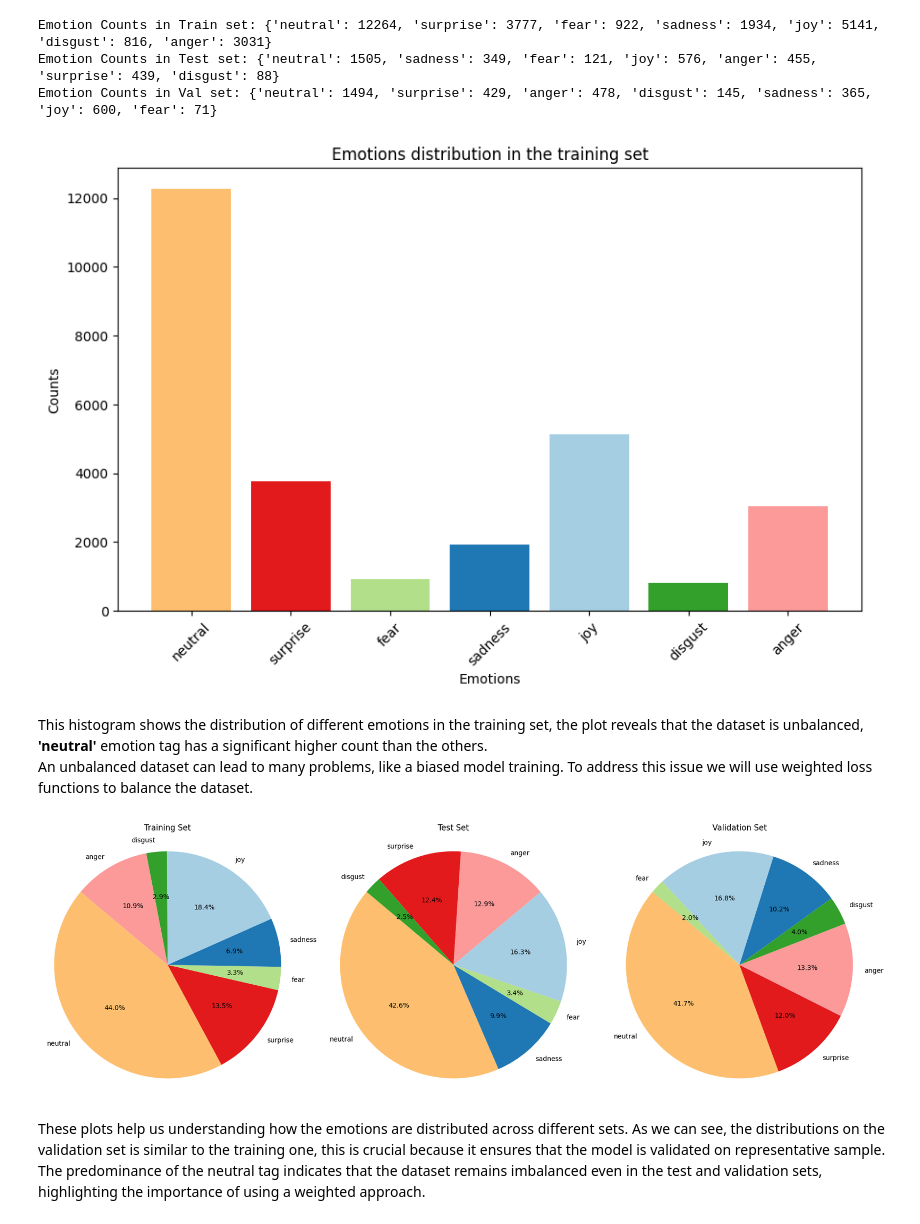
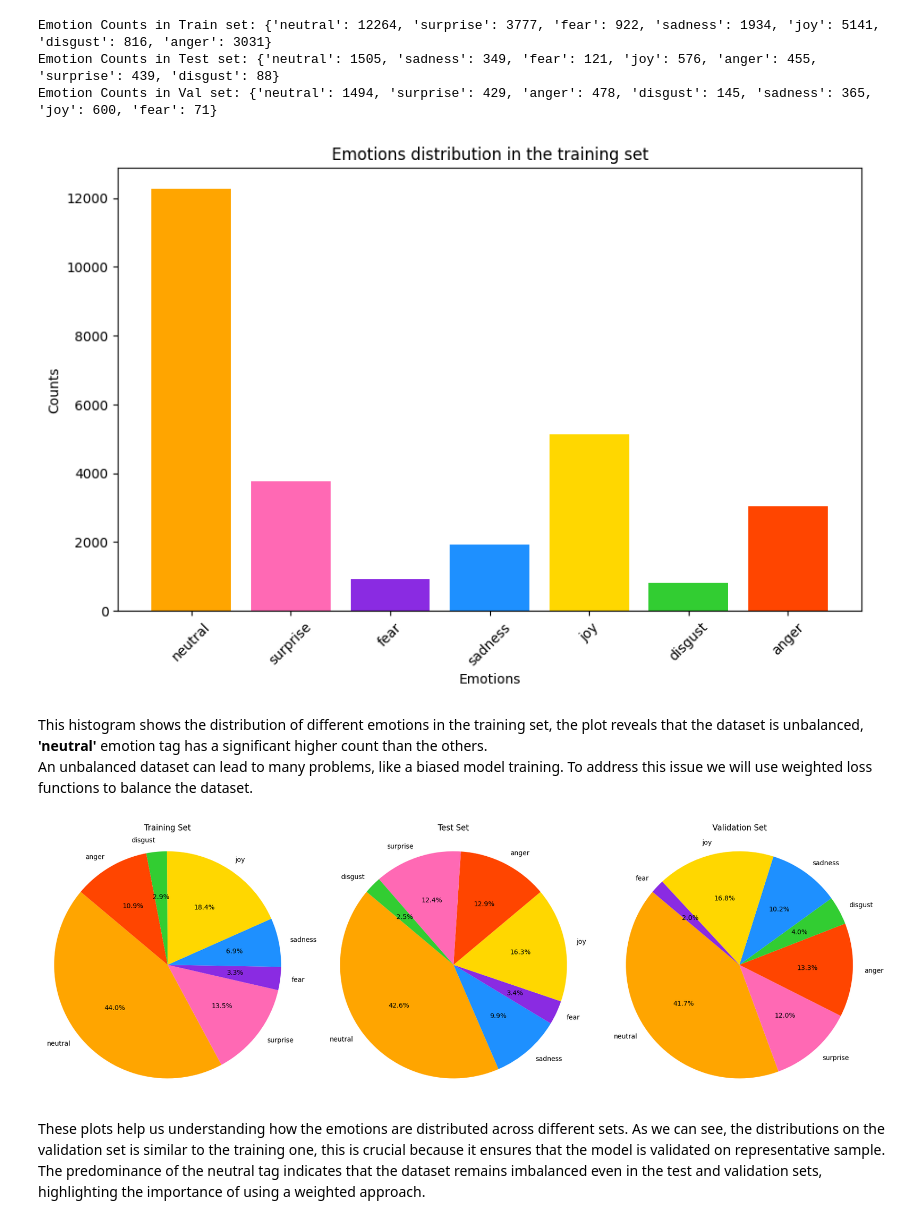
Before and after one commit to madalinaionela/NLP_project, a Jupyter notebook: Project_Final.ipynb, the cells around one changed output. Saved outputs shown, nothing was run; the diff lists cells and outputs as text; code cells hidden in the pictures.

```diff
--- a/Project_Final.ipynb
+++ b/Project_Final.ipynb
@@ -352,54 +352,63 @@ color_map = {emotion: colors[i] for i, emotion in enumerate(emotions)}
 emotions_train = list(emotions_counts_train.keys())
 emotion_count_train = list(emotions_counts_train.values())
 
-# Use the same color map defined earlier
-colors = [color_map[emotion] for emotion in emotions_train]
+# Create a bar plot for the training set emotions
+color_map_custom = {    'joy': '#FFD700',  # Gold
+    'sadness': '#1E90FF',    # DodgerBlue
+    'anger': '#FF4500',  # OrangeRed
+    'fear': '#8A2BE2',   # BlueViolet
+    'surprise': '#FF69B4', # HotPink
+    'disgust': '#32CD32', # LimeGreen
+    'neutral': 'orange'
+    }
+
+colors_custom = [color_map_custom[emotion] for emotion in emotions_train]
 
 # Plotting a histogram for the counts in the training set
 plt.figure(figsize=(10, 6))
 # Create a bar plot for the training set emotions
-plt.bar(emotions_train, emotion_count_train, color=colors, label='Train Set')
+plt.bar(emotions_train, emotion_count_train, color=colors_custom, label='Train Set')
 plt.xlabel('Emotions')
 plt.ylabel('Counts')
 plt.title('Emotions distribution in the training set')
 plt.xticks(rotation=45)
 plt.show()
 # %% [output]
-[figure, old version]
+[figure, new version]
 # %% [markdown]
 This histogram shows the distribution of different emotions in the training set, the plot reveals that the dataset is unbalanced, **'neutral'** emotion tag has a significant higher count than the others. \
 An unbalanced dataset can lead to many problems, like a biased model training. To address this issue we will use weighted loss functions to balance the dataset.
 # %%
 import matplotlib.pyplot as plt
 
 def plot_emotions_distribution(ax, emotions_counts, title):
     # Extract keys and values from the dictionary
     emotions = list(emotions_counts.keys())
     counts = list(emotions_counts.values())
-    colors = [color_map[emotion] for emotion in emotions]
+    colors = [color_map_custom[emotion] for emotion in emotions]
 
     # Create a pie chart
     ax.pie(counts, labels=emotions, autopct='%1.1f%%', startangle=140, colors=colors)
     ax.set_title(title)
     ax.axis('equal')  # Equal aspect ratio ensures that pie is drawn as a circle.
 
 # Create subplots
 fig, axs = plt.subplots(1, 3, figsize=(18, 6))
 
 # Plot for training set
 plot_emotions_distribution(axs[0], emotions_counts_train, 'Training Set')
 
 # Plot for test set
 plot_emotions_distribution(axs[1], emotions_counts_test, 'Test Set')
 
 # Plot for validation set
 plot_emotions_distribution(axs[2], emotions_counts_val, 'Validation Set')
 
 # Adjust layout
 plt.tight_layout()
 plt.show()
 # %% [output]
-[figure, old version]
+[figure, new version]
 # %% [markdown]
 These plots help us understanding how the emotions are distributed across different sets. As we can see, the distributions on the validation set is similar to the training one, this is crucial because it ensures that the model is validated on representative sample. \
 The predominance of the neutral tag indicates that the dataset remains imbalanced even in the test and validation sets, highlighting the importance of using a weighted approach.
```
Also changed, not shown: parts of 48 cells of this notebook, 5 other files.
